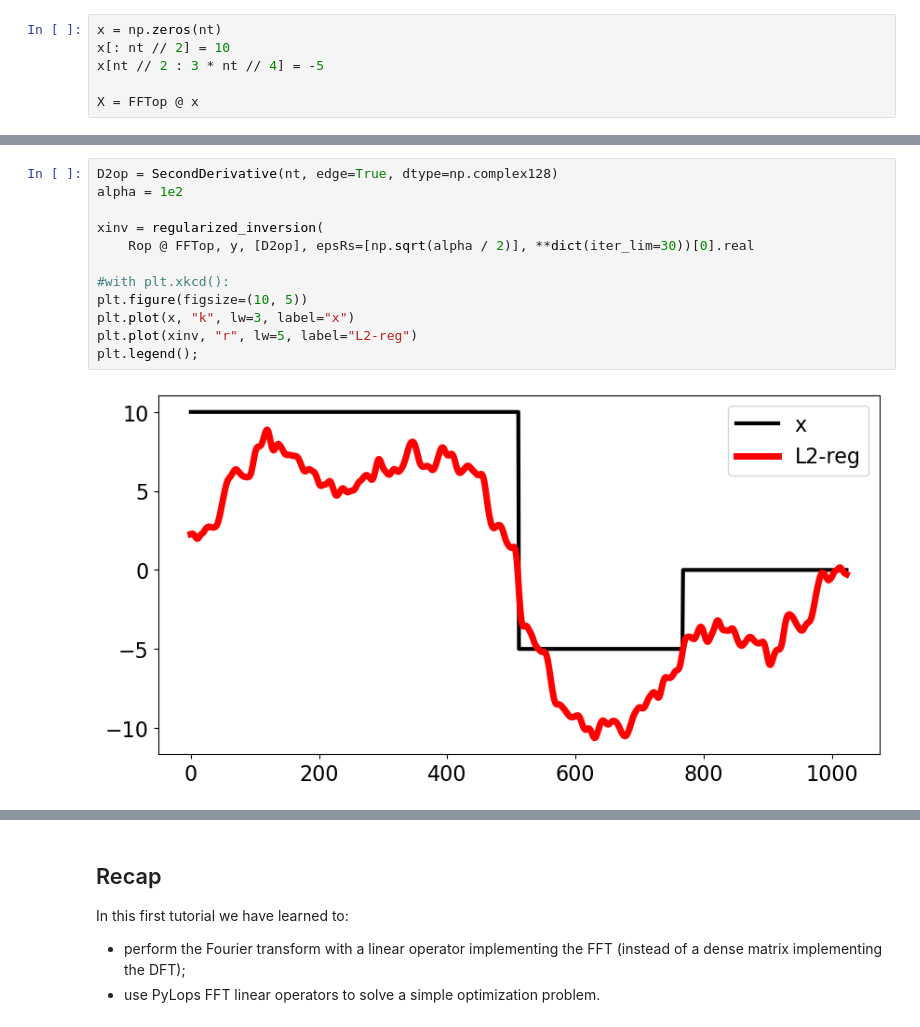
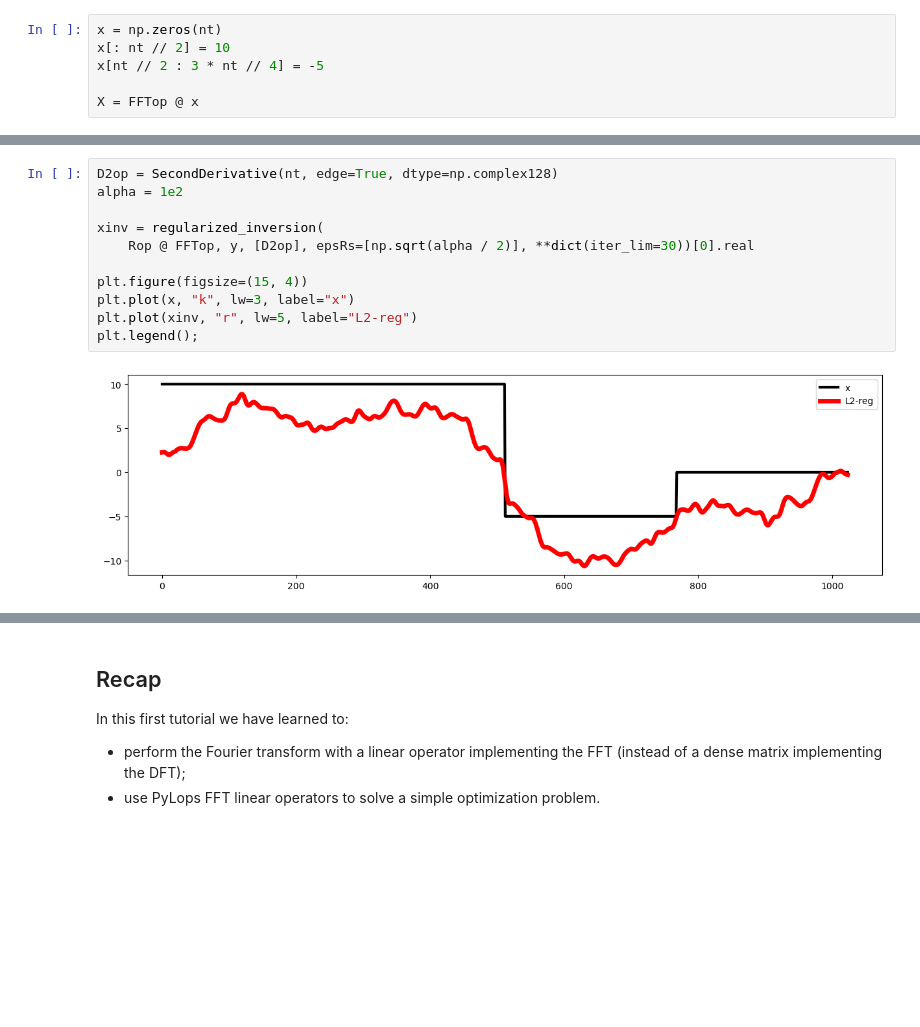
Before and after one commit to mrava87/ProximalTeaching, a Jupyter notebook: examples/FFTLinOp.ipynb, the cells around one changed output, grey strips where cells are left out. Drawn from its saved outputs; the diff is of its cells as text; blank space fills up the shorter version.

```diff
--- a/examples/FFTLinOp.ipynb
+++ b/examples/FFTLinOp.ipynb
@@ -226,17 +235,16 @@ Fourier domain subsampling factor: 1.7
 # %%
 D2op = SecondDerivative(nt, edge=True, dtype=np.complex128)
 alpha = 1e2
 
 xinv = regularized_inversion(
     Rop @ FFTop, y, [D2op], epsRs=[np.sqrt(alpha / 2)], **dict(iter_lim=30))[0].real
 
-#with plt.xkcd():
-plt.figure(figsize=(10, 5))
+plt.figure(figsize=(15, 4))
 plt.plot(x, "k", lw=3, label="x")
 plt.plot(xinv, "r", lw=5, label="L2-reg")
 plt.legend();
 # %% [output]
-[figure, old version]
+[figure, new version]
 # %%
 D2op = FirstDerivative(nt, edge=True, kind='backward', dtype=np.complex128)
 F = pyproximal.L2(Rop @ FFTop, y, niter=20)
```
Also changed, not shown: parts of 16 cells of this notebook, 2 other files.
